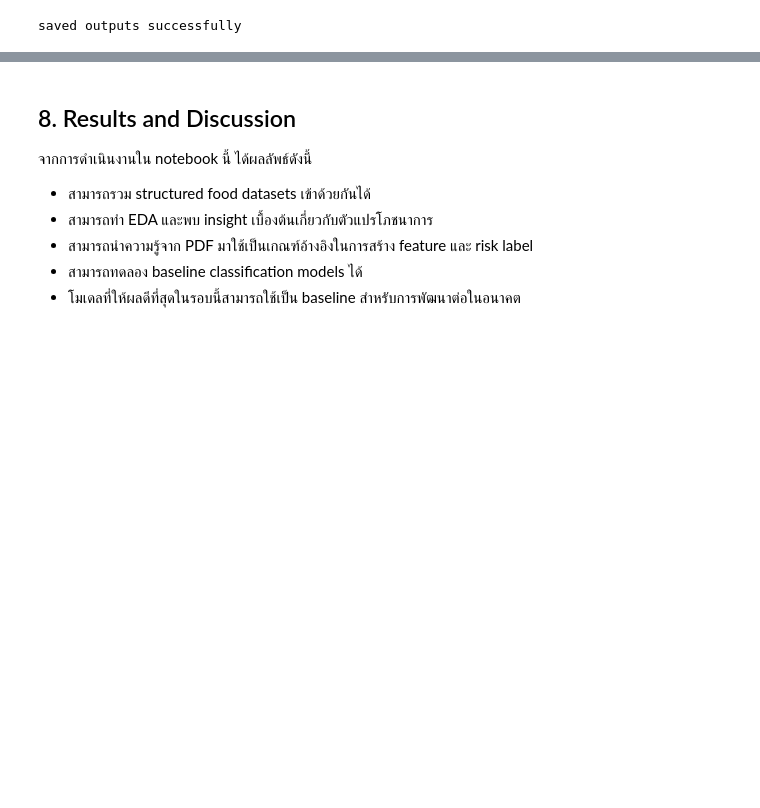
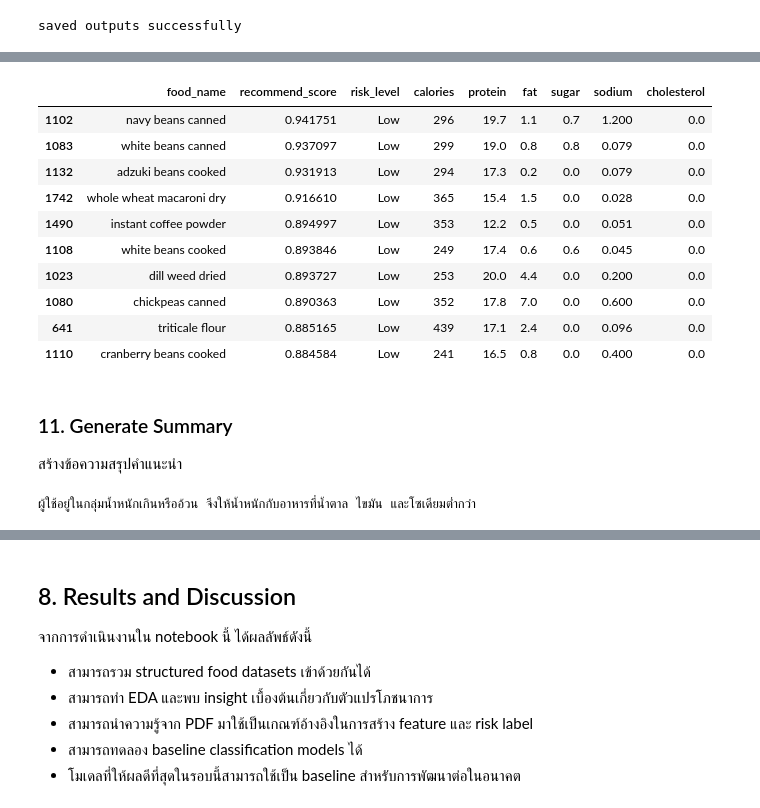
Before and after one commit to YossayutRT/Welly-AI-Final-Project-, a Jupyter notebook: Notebooks/eda_standard_with_bmi_standards.ipynb, the cells around one changed output, grey strips where cells are left out. Saved outputs shown, nothing was run; the diff lists cells and outputs as text; code cells hidden in the pictures; blank space fills up the shorter version.

```diff
--- a/Notebooks/eda_standard_with_bmi_standards.ipynb
+++ b/Notebooks/eda_standard_with_bmi_standards.ipynb
@@ -965,0 +1654,26 @@ saved outputs successfully
+# %%
+def calculate_recommendation_score(row):
+    protein_score = normalize_direct(row["protein"], target_protein)
+    calories_score = normalize_direct(row["calories"], target_calories)
+    sugar_score = normalize_inverse(row["sugar"], target_sugar_max)
+    fat_score = normalize_inverse(row["fat"], target_fat_max)
+    sodium_score = normalize_inverse(row["sodium"], target_sodium_max)
+    cholesterol_score = normalize_inverse(row["cholesterol"], THAI_RDI_CHOLESTEROL * 0.20)
+    risk_score = risk_penalty(row["risk_level"])
+
+    total_score = (
+        protein_score * 0.25 +
+        calories_score * 0.20 +
+        sugar_score * 0.15 +
+        fat_score * 0.15 +
+        sodium_score * 0.15 +
+        cholesterol_score * 0.05 +
+        risk_score * 0.05
+    )
+
+    return total_score
+# %%
+food_ranked = food_df.copy()
+food_ranked["recommend_score"] = food_ranked.apply(calculate_recommendation_score, axis=1)
+
+food_ranked[["recommend_score"]].describe()
@@ -965,0 +1693,3 @@ saved outputs successfully
+# %%
+food_ranked = food_ranked.sort_values("recommend_score", ascending=False)
+food_ranked.head()
@@ -965,0 +1703,39 @@ saved outputs successfully
+# %%
+preview_cols = [
+    "recommend_score", "risk_level", "calories",
+    "protein", "fat", "sugar", "sodium", "cholesterol"
+]
+
+if "food_name" in food_ranked.columns:
+    preview_cols = ["food_name"] + preview_cols
+
+top_recommendations = food_ranked[preview_cols].head(10)
+top_recommendations
+# %% [output]
+|  | food_name | recommend_score | risk_level | calories | protein | fat | sugar | sodium | cholesterol |
+| 1102 | navy beans canned | 0.941751 | Low | 296 | 19.7 | 1.1 | 0.7 | 1.200 | 0.0 |
+| 1083 | white beans canned | 0.937097 | Low | 299 | 19.0 | 0.8 | 0.8 | 0.079 | 0.0 |
+| 1132 | adzuki beans cooked | 0.931913 | Low | 294 | 17.3 | 0.2 | 0.0 | 0.079 | 0.0 |
+| 1742 | whole wheat macaroni dry | 0.916610 | Low | 365 | 15.4 | 1.5 | 0.0 | 0.028 | 0.0 |
+| 1490 | instant coffee powder | 0.894997 | Low | 353 | 12.2 | 0.5 | 0.0 | 0.051 | 0.0 |
+| 1108 | white beans cooked | 0.893846 | Low | 249 | 17.4 | 0.6 | 0.6 | 0.045 | 0.0 |
+| 1023 | dill weed dried | 0.893727 | Low | 253 | 20.0 | 4.4 | 0.0 | 0.200 | 0.0 |
+| 1080 | chickpeas canned | 0.890363 | Low | 352 | 17.8 | 7.0 | 0.0 | 0.600 | 0.0 |
+| 641 | triticale flour | 0.885165 | Low | 439 | 17.1 | 2.4 | 0.0 | 0.096 | 0.0 |
+| 1110 | cranberry beans cooked | 0.884584 | Low | 241 | 16.5 | 0.8 | 0.0 | 0.400 | 0.0 |
+# %% [markdown]
+### 11. Generate Summary
+สร้างข้อความสรุปคำแนะนำ
+# %%
+def explain_user_goal(bmi_group):
+    if bmi_group == "Underweight":
+        return "ผู้ใช้อยู่ในกลุ่มน้ำหนักต่ำกว่าเกณฑ์ จึงให้น้ำหนักกับอาหารที่มีพลังงานและโปรตีนสูงขึ้น"
+    elif bmi_group == "Normal":
+        return "ผู้ใช้อยู่ในกลุ่มน้ำหนักปกติ จึงเน้นอาหารสมดุลและมีความเสี่ยงต่ำ"
+    else:
+        return "ผู้ใช้อยู่ในกลุ่มน้ำหนักเกินหรืออ้วน จึงให้น้ำหนักกับอาหารที่น้ำตาล ไขมัน และโซเดียมต่ำกว่า"
+
+summary_text = explain_user_goal(bmi_group)
+print(summary_text)
+# %% [output]
+ผู้ใช้อยู่ในกลุ่มน้ำหนักเกินหรืออ้วน จึงให้น้ำหนักกับอาหารที่น้ำตาล ไขมัน และโซเดียมต่ำกว่า
```
Also changed, not shown: parts of 73 cells of this notebook, 15 other files.
